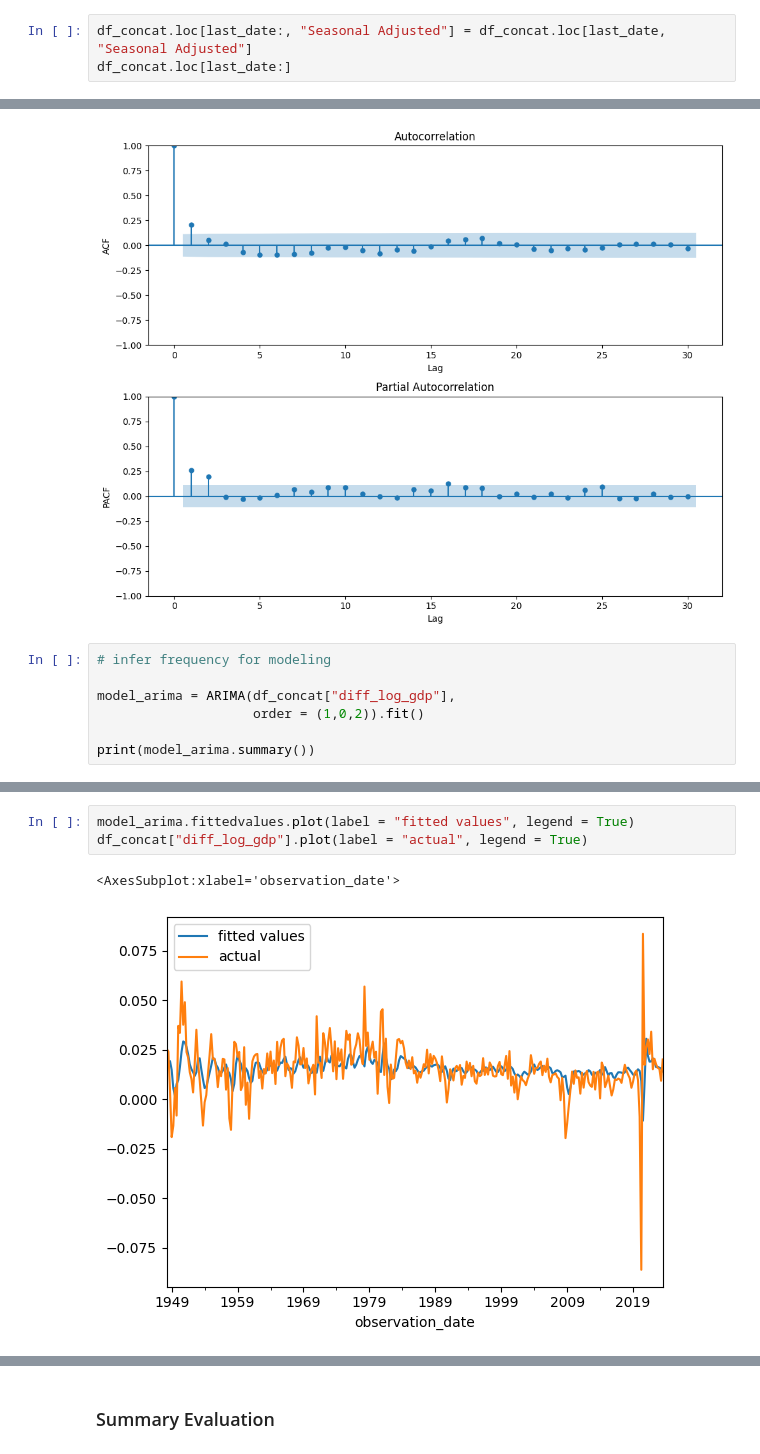
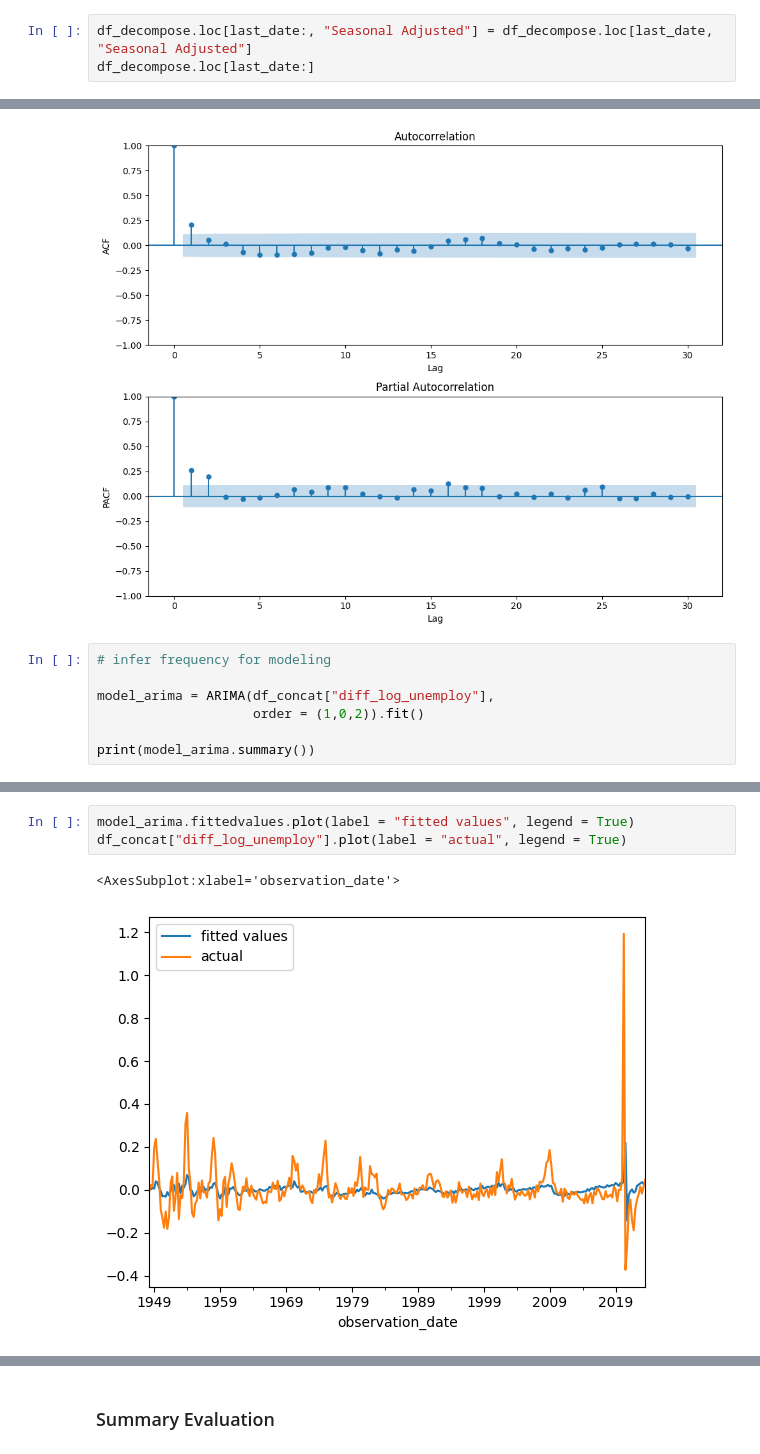
Before and after one commit to axeltanjung/us_unemployment_forecast, a Jupyter notebook: notebook/us_unemployment.ipynb, the cells around one changed output, grey strips where cells are left out. Saved outputs shown, nothing was run; the diff lists cells and outputs as text.

```diff
--- a/notebook/us_unemployment.ipynb
+++ b/notebook/us_unemployment.ipynb
@@ -521,6 +515,6 @@ df_decompose.tail(10)
 # %%
-df_concat.loc[last_date:, "Seasonal Adjusted"] = df_concat.loc[last_date, "Seasonal Adjusted"]
-df_concat.loc[last_date:]
+df_decompose.loc[last_date:, "Seasonal Adjusted"] = df_decompose.loc[last_date, "Seasonal Adjusted"]
+df_decompose.loc[last_date:]
 # %% [output]
 |  | UNEMPLOY | GDP | quarter | year | Trend_unemploy | Detrend_unemploy | Seasonal_unemploy | ... |
 | 2012-04-01 | 12666.0 | 16207.115 | 2.0 | 2012.0 | 12974.625 | -308.625 | 129.271667 | ... |
@@ -1275,7 +1231,7 @@ plt.show()
 # %%
 # infer frequency for modeling
 
-model_arima = ARIMA(df_concat["diff_log_gdp"],
+model_arima = ARIMA(df_concat["diff_log_unemploy"],
                     order = (1,0,2)).fit()
 
 print(model_arima.summary())
@@ -1316,7 +1256,7 @@ df_concat
 # %%
 model_arima.fittedvalues.plot(label = "fitted values", legend = True)
-df_concat["diff_log_gdp"].plot(label = "actual", legend = True)
+df_concat["diff_log_unemploy"].plot(label = "actual", legend = True)
 # %% [output]
 <AxesSubplot:xlabel='observation_date'>
-[figure, old version]
+[figure, new version]
 # %%
```
Also changed, not shown: parts of 33 cells of this notebook, 20 other files.
